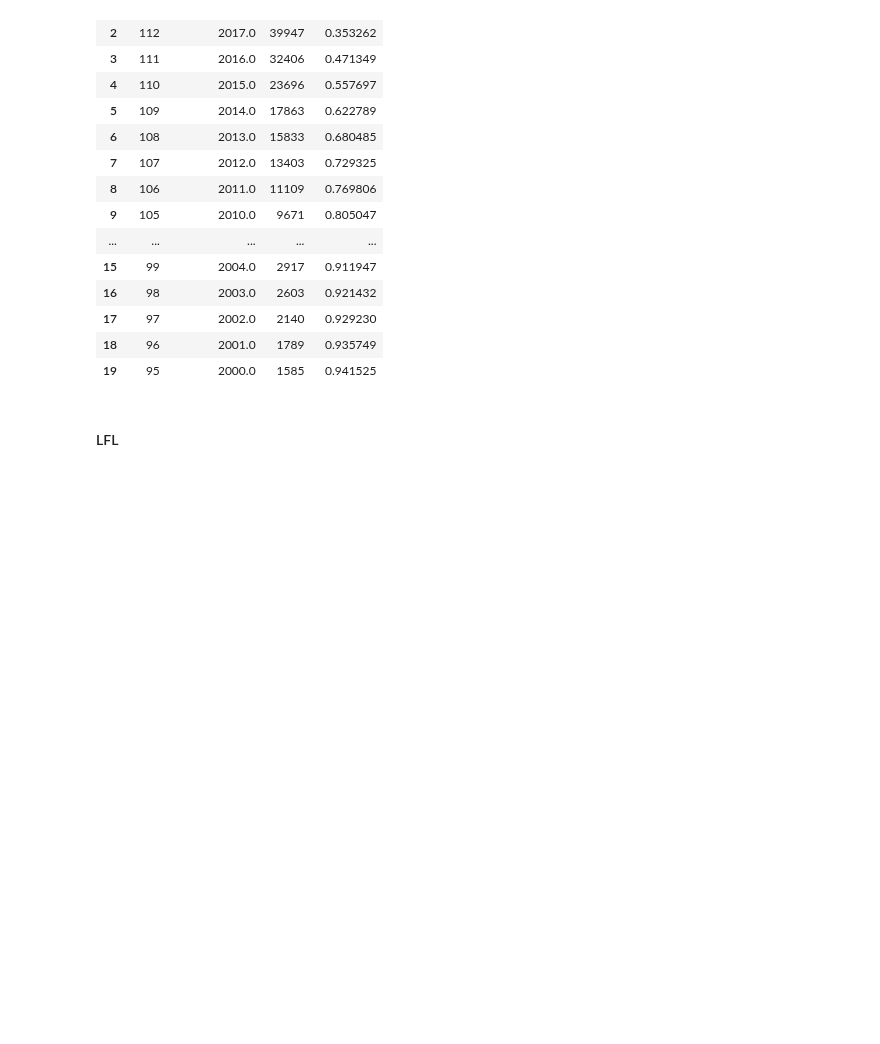
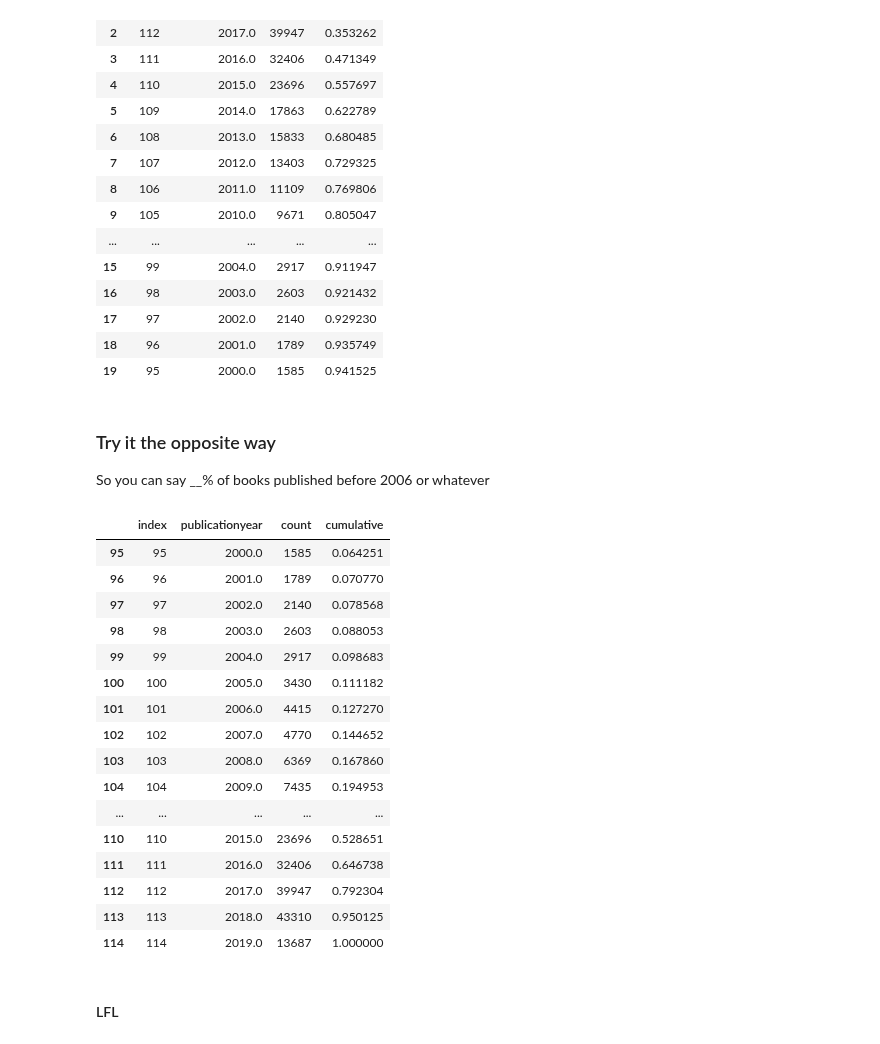
Before and after one commit to amckennafoster/seattle-littlefreelibrary, a Jupyter notebook: analysis/publicLibraryComparison/Get-SPL-data-by-hood.ipynb, the cells around one changed output. Saved outputs shown, nothing was run; the diff lists cells and outputs as text; code cells hidden in the pictures; blank space fills up the shorter version.

```diff
--- a/analysis/publicLibraryComparison/Get-SPL-data-by-hood.ipynb
+++ b/analysis/publicLibraryComparison/Get-SPL-data-by-hood.ipynb
@@ -658,6 +658,35 @@ dfSPLyr.head(20)
 | 17 | 97 | 2002.0 | 2140 | 0.929230 |
 | 18 | 96 | 2001.0 | 1789 | 0.935749 |
 | 19 | 95 | 2000.0 | 1585 | 0.941525 |
+# %% [markdown]
+### Try it the opposite way
+So you can say __% of books published before 2006 or whatever
+# %%
+#Groups by pub year
+dfSPLyr_opp = dfbook.groupby(['publicationyear'])['count'].sum().reset_index() #total of each category
+#Sort high to low
+dfSPLyr_opp = dfSPLyr_opp.sort_values(by='publicationyear', ascending=True).reset_index()
+# %%
+dfSPLyr_opp['cumulative']=dfSPLyr_opp['count'].cumsum()/dfSPLyr_opp['count'].sum()
+dfSPLyr_opp.tail(20)
+# %% [output]
+|  | index | publicationyear | count | cumulative |
+| 95 | 95 | 2000.0 | 1585 | 0.064251 |
+| 96 | 96 | 2001.0 | 1789 | 0.070770 |
+| 97 | 97 | 2002.0 | 2140 | 0.078568 |
+| 98 | 98 | 2003.0 | 2603 | 0.088053 |
+| 99 | 99 | 2004.0 | 2917 | 0.098683 |
+| 100 | 100 | 2005.0 | 3430 | 0.111182 |
+| 101 | 101 | 2006.0 | 4415 | 0.127270 |
+| 102 | 102 | 2007.0 | 4770 | 0.144652 |
+| 103 | 103 | 2008.0 | 6369 | 0.167860 |
+| 104 | 104 | 2009.0 | 7435 | 0.194953 |
+| ... | ... | ... | ... | ... |
+| 110 | 110 | 2015.0 | 23696 | 0.528651 |
+| 111 | 111 | 2016.0 | 32406 | 0.646738 |
+| 112 | 112 | 2017.0 | 39947 | 0.792304 |
+| 113 | 113 | 2018.0 | 43310 | 0.950125 |
+| 114 | 114 | 2019.0 | 13687 | 1.000000 |
 # %% [markdown]
 #### LFL
 # %%
```
Also changed, not shown: parts of 4 cells of this notebook.
